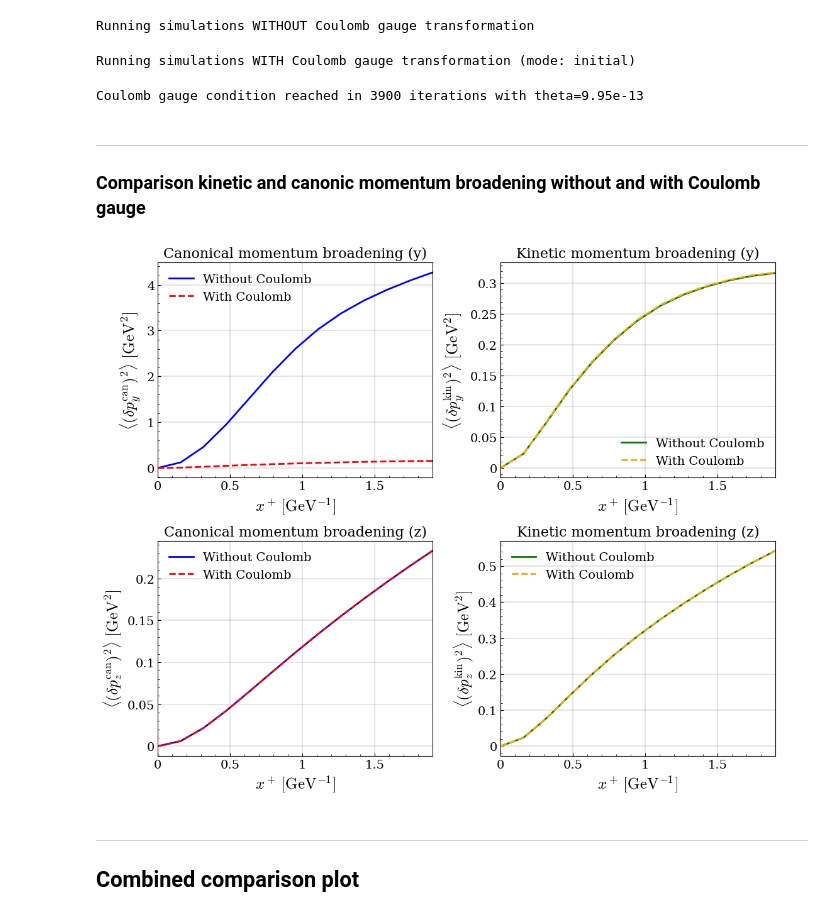
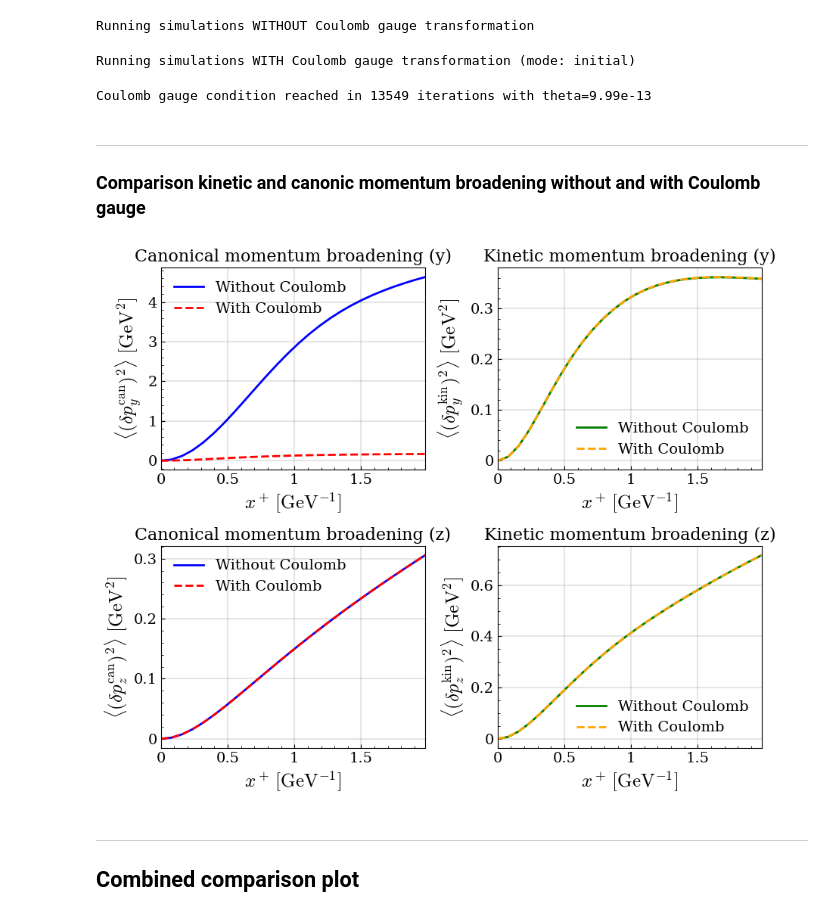
Before and after one commit to avramescudana/curraun, a Jupyter notebook: notebooks/classical_quantum_qhat_coulomb.ipynb, the cells around one changed output. Drawn from its saved outputs; the diff is of its cells as text; code cells hidden in the pictures.

Commit message:
Applied Coulomb gauge for gauge field or Lorentz force calculation as numerical check, currently on CPU.

```diff
--- a/notebooks/classical_quantum_qhat_coulomb.ipynb
+++ b/notebooks/classical_quantum_qhat_coulomb.ipynb
@@ -11,7 +11,7 @@ hbarc = 0.197326
 # Simulation box
 L = 1.0
 # N = 256
-N = 64
+N = 128
 tau_sim = 0.2
 DTS = 16
 # DTS = 8
@@ -214,7 +213,7 @@ collect_dpcanda_no_coulomb, collect_dpcanda_transp_no_coulomb = [], []
 collect_mom_broad_no_coulomb = []
 
 for ev in range(nevents):
-    xplus, dpcan_sq_ev, dpkin_sq_ev, da_sq_ev, da_transp_sq_ev, dpcanda_ev, dpcanda_transp_ev, intfa, da, mom_broad_ev = simulate_qhat(ev, coulomb_gauge_mode='none')
+    xplus, dpcan_sq_ev, dpkin_sq_ev, da_sq_ev, da_transp_sq_ev, dpcanda_ev, dpcanda_transp_ev, intfa_no_coulomb, da_no_coulomb, mom_broad_ev = simulate_qhat(ev, coulomb_gauge_mode='none')
 
     collect_dpcan_sq_no_coulomb.append(dpcan_sq_ev)
     collect_dpkin_sq_no_coulomb.append(dpkin_sq_ev)
@@ -243,7 +242,7 @@ collect_dpcanda_coulomb, collect_dpcanda_transp_coulomb = [], []
 collect_mom_broad_coulomb = []
 
 for ev in range(nevents):
-    xplus, dpcan_sq_ev, dpkin_sq_ev, da_sq_ev, da_transp_sq_ev, dpcanda_ev, dpcanda_transp_ev, intfa, da, mom_broad_ev = simulate_qhat(ev, coulomb_gauge_mode)
+    xplus, dpcan_sq_ev, dpkin_sq_ev, da_sq_ev, da_transp_sq_ev, dpcanda_ev, dpcanda_transp_ev, intfa_coulomb, da_coulomb, mom_broad_ev = simulate_qhat(ev, coulomb_gauge_mode)
 
     collect_dpcan_sq_coulomb.append(dpcan_sq_ev)
     collect_dpkin_sq_coulomb.append(dpkin_sq_ev)
@@ -262,7 +261,7 @@ dpcanda_transp_coulomb = np.mean(collect_dpcanda_transp_coulomb, axis=0)
 mom_broad_coulomb = np.mean(collect_mom_broad_coulomb, axis=0)
 # %% [output]
 Running simulations WITH Coulomb gauge transformation (mode: initial)
-Coulomb gauge condition reached in 3900 iterations with theta=9.95e-13
+Coulomb gauge condition reached in 13549 iterations with theta=9.99e-13
 # %% [markdown]
 ---
 ### Comparison kinetic and canonic momentum broadening without and with Coulomb gauge
@@ -274,7 +273,7 @@ plt.rcParams['font.family'] = 'DejaVu Serif'
 plt.rcParams['font.serif'] = ['DejaVu Serif']
 plt.rcParams['mathtext.fontset'] = 'cm'
 
-fig, axes = plt.subplots(2, 2, figsize=(11, 9))
+fig, axes = plt.subplots(2, 2, figsize=(9, 7.5))
 
 labels = ['x', 'y', 'z']
 directions = [1, 2]  # y and z
@@ -298,35 +297,35 @@ for idx, i in enumerate(directions):
     ax.grid(color='gray', linestyle='-', linewidth=1.5, alpha=0.2)
     ax.tick_params(axis='both', which='major', direction='in', labelsize=14)
     ax.minorticks_on()
     ax.tick_params(axis='both', which='minor', direction='in')
     ax.legend(fontsize=14, frameon=False)
 
 # Plot pkin_sq comparison (right column)
 for idx, i in enumerate(directions):
     ax = axes[idx, 1]
 
     line1, = ax.plot(xplus, dpkin_sq_no_coulomb[:, i], linewidth=2.0,
                      color='green', label=f'Without Coulomb')
     line2, = ax.plot(xplus, dpkin_sq_coulomb[:, i], linewidth=2.0,
                      color='orange', linestyle='--', label=f'With Coulomb')
 
     ax.set_xlim([0, max(xplus)])
     ax.xaxis.set_major_formatter(mticker.FuncFormatter(lambda x, _: '{:g}'.format(x)))
     ax.yaxis.set_major_formatter(mticker.FuncFormatter(lambda x, _: '{:g}'.format(x)))
     ax.set_xlabel(r"$x^+\,\mathrm{[GeV^{-1}]}$", fontsize=18)
     ax.set_ylabel(rf"$\langle (\delta p^{{\mathrm{{kin}}}}_{labels[i]})^2\rangle\,\,\mathrm{{[GeV^2]}}$", fontsize=18)
     ax.set_title(f'Kinetic momentum broadening ({direction_labels[idx]})', fontsize=16)
     ax.grid(color='gray', linestyle='-', linewidth=1.5, alpha=0.2)
     ax.tick_params(axis='both', which='major', direction='in', labelsize=14)
     ax.minorticks_on()
     ax.tick_params(axis='both', which='minor', direction='in')
     ax.legend(fontsize=14, frameon=False)
 
 plt.tight_layout()
-plt.savefig(f'pcan_pkin_coulomb_comparison_{quark}_n_{N}_{coulomb_gauge_mode}.png', facecolor='w', dpi=600)
+# plt.savefig(f'pcan_pkin_coulomb_comparison_{quark}_n_{N}_{coulomb_gauge_mode}.png', facecolor='w', dpi=600)
 plt.show()
 # %% [output]
-[figure, old version]
+[figure, new version]
 # %% [markdown]
 ---
 ## Combined comparison plot
```
Also changed, not shown: parts of 12 cells of this notebook, 1 other file.
